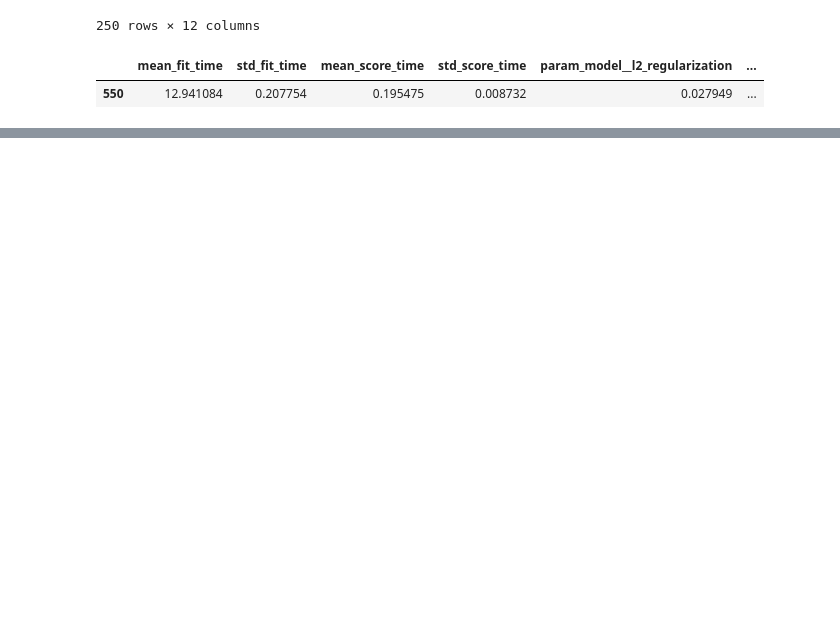
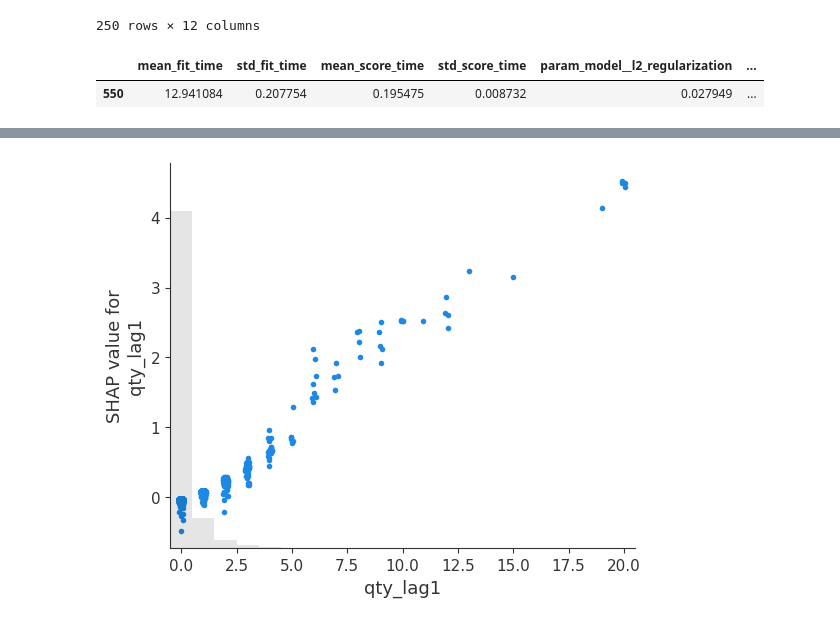
Before and after one commit to svanomm/forecasting-final-2025, a Jupyter notebook: 06 LightGBM Forecasts.ipynb, the cells around one changed output, grey strips where cells are left out. Saved outputs shown, nothing was run; the diff lists cells and outputs as text; code cells hidden in the pictures; blank space fills up the shorter version.

```diff
--- a/06 LightGBM Forecasts.ipynb
+++ b/06 LightGBM Forecasts.ipynb
@@ -793,0 +786,4 @@ shap.summary_plot(shap_values,samp_test)
+# %%
+shap.plots.scatter(shap_values2[:,"qty_lag1"])
+# %% [output]
+[figure, added]
```
Also changed, not shown: parts of 20 cells of this notebook.
